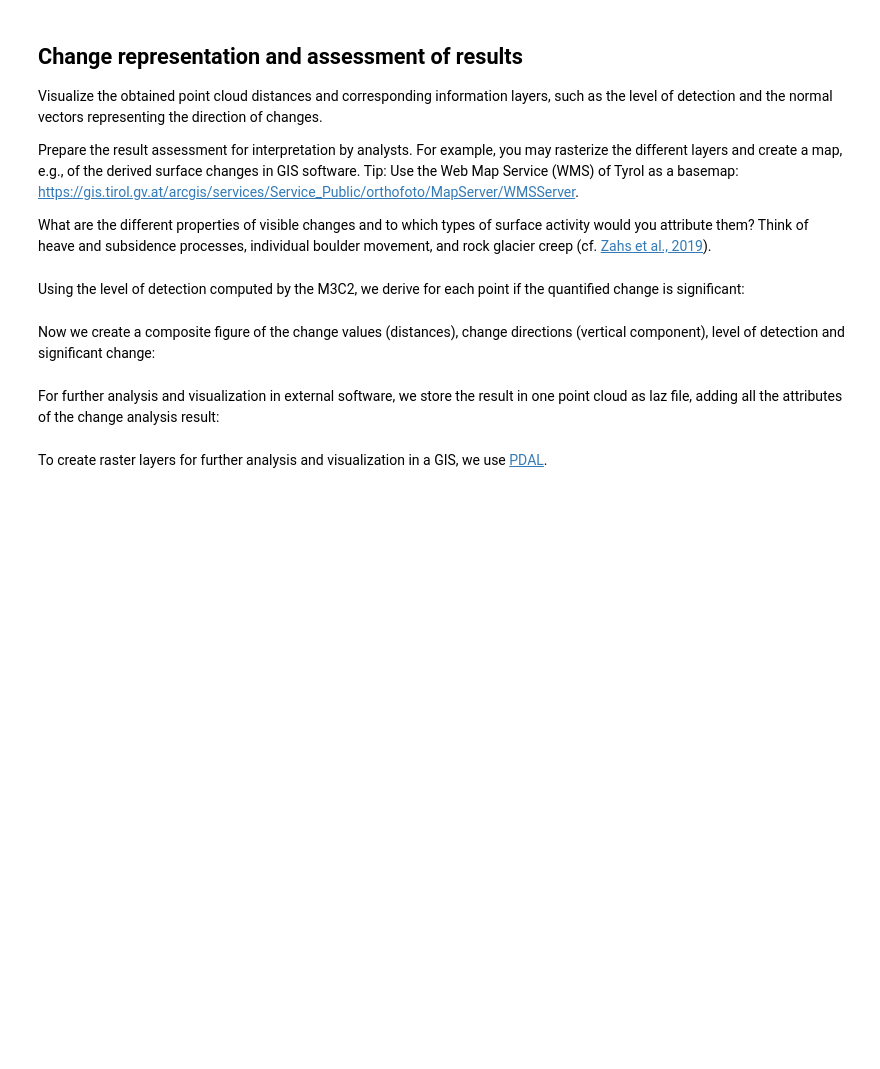
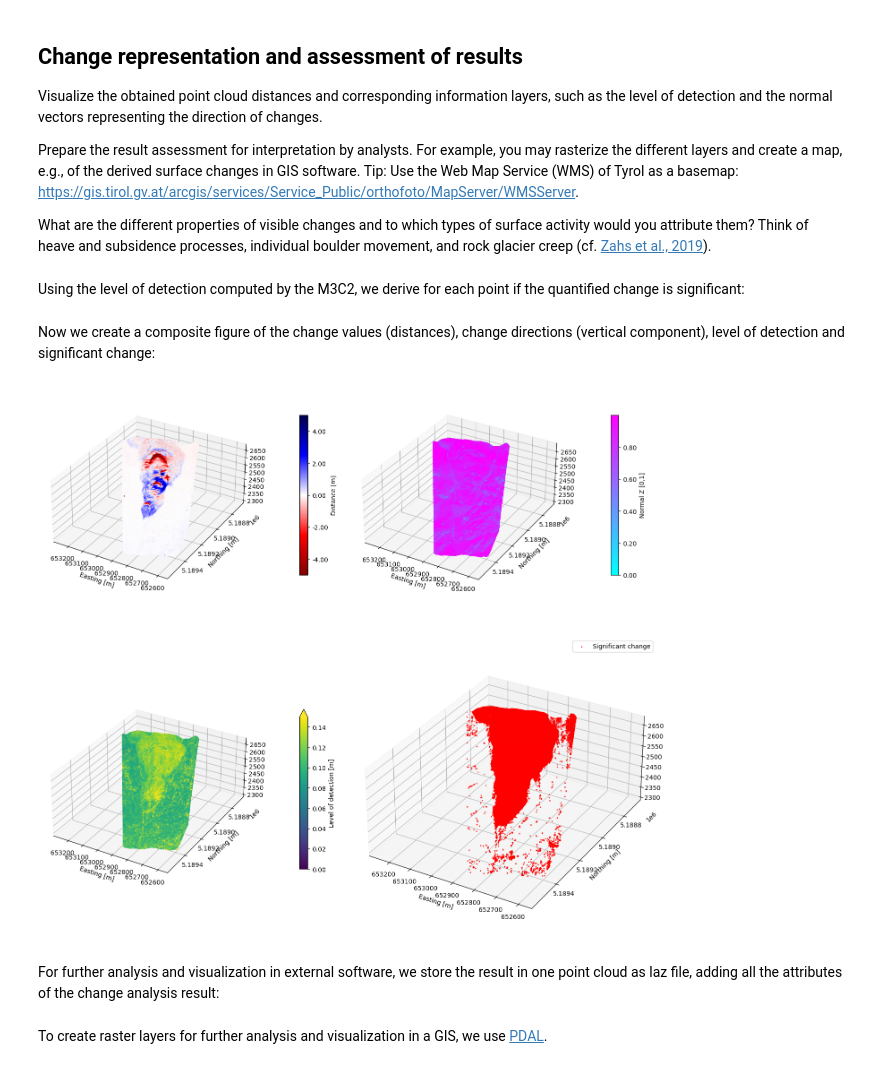
Before and after one commit to 3dgeo-heidelberg/py4dgeo, a Jupyter notebook: jupyter/m3c2-change_analysis.ipynb, the cells around one changed output. Cells and saved outputs as stored; diff of their text form; code cells hidden in the pictures; blank space fills up the shorter version.

```diff
--- a/jupyter/m3c2-change_analysis.ipynb
+++ b/jupyter/m3c2-change_analysis.ipynb
@@ -171,0 +132,13 @@ print(
+# %%
+print("Mask stable parts via polygons for 2020 points...")
+pc_2020_gdf = gpd.GeoDataFrame(geometry=gpd.points_from_xy(pc_2020[:, 0], pc_2020[:, 1], pc_2020[:, 2]), crs='EPSG:25832')
+pts_in_poly_2020_gdf = gpd.sjoin(pc_2020_gdf, datasource, predicate="within")
+pc_stable_2020 = pc_2020[pts_in_poly_2020_gdf.index]
+
+print("Mask stable parts via polygons for 2021 points...")
+pc_2021_gdf = gpd.GeoDataFrame(geometry=gpd.points_from_xy(pc_2021[:, 0], pc_2021[:, 1], pc_2021[:, 2]), crs='EPSG:25832')
+pts_in_poly_2021_gdf = gpd.sjoin(pc_2021_gdf, datasource, predicate="within")
+pc_stable_2021 = pc_2021[pts_in_poly_2021_gdf.index]
+print(
+    f"Remaining points: {pc_stable_2020.shape[0]}/{pc_2020.shape[0]} for 2020; {pc_stable_2021.shape[0]}/{pc_2021.shape[0]} for 2021"
+)
@@ -329,8 +326,8 @@ d = ax1.scatter(
     corepoints[:, 2],
     c=m3c2_distances,
     cmap="seismic_r",
-    vmin=-0.15,
-    vmax=0.35,
+    vmin=-5.0,
+    vmax=5.0,
     s=1,
 )
 plt.colorbar(d, format=("%.2f"), label="Distance [m]", ax=ax1, shrink=0.5, pad=0.15)
@@ -354,6 +351,7 @@ l = ax3.scatter(
     corepoints[:, 2],
     c=uncertainties["lodetection"],
     cmap="viridis",
+    vmin=0.,
     vmax=0.15,
     s=1,
 )
@@ -363,33 +361,35 @@ plt.colorbar(
     label="Level of detection [m]",
     ax=ax3,
     extend="max",
     shrink=0.5,
     pad=0.15,
 )
 
 # plot the significant change values (boolean)
 # ax4.scatter(corepoints[~change_sign][:,0], corepoints[~change_sign][:,1], corepoints[~change_sign][:,2], label='Not significant change', c='blue', s=1) # if added, visibility of significant change areas is poor
 ax4.scatter(
     corepoints[change_sign][:, 0],
     corepoints[change_sign][:, 1],
     corepoints[change_sign][:, 2],
     label="Significant change",
     c="red",
     s=1,
 )
 ax4.legend()
 
 # add plot elements
 for ax_set in axs:
     for ax in ax_set:
         ax.set_xlabel("Easting [m]")
         ax.set_ylabel("Northing [m]")
         ax.set_aspect("equal")
         ax.view_init(elev=30.0, azim=120.0)
 
 plt.axis("equal")
 plt.tight_layout()
 plt.show()
+# %% [output]
+[figure, added]
 # %% [markdown]
 For further analysis and visualization in external software, we store the result in one point cloud as laz file, adding all the attributes of the change analysis result:
 # %%
```
Also changed, not shown: parts of 18 cells of this notebook, 3 other files.
